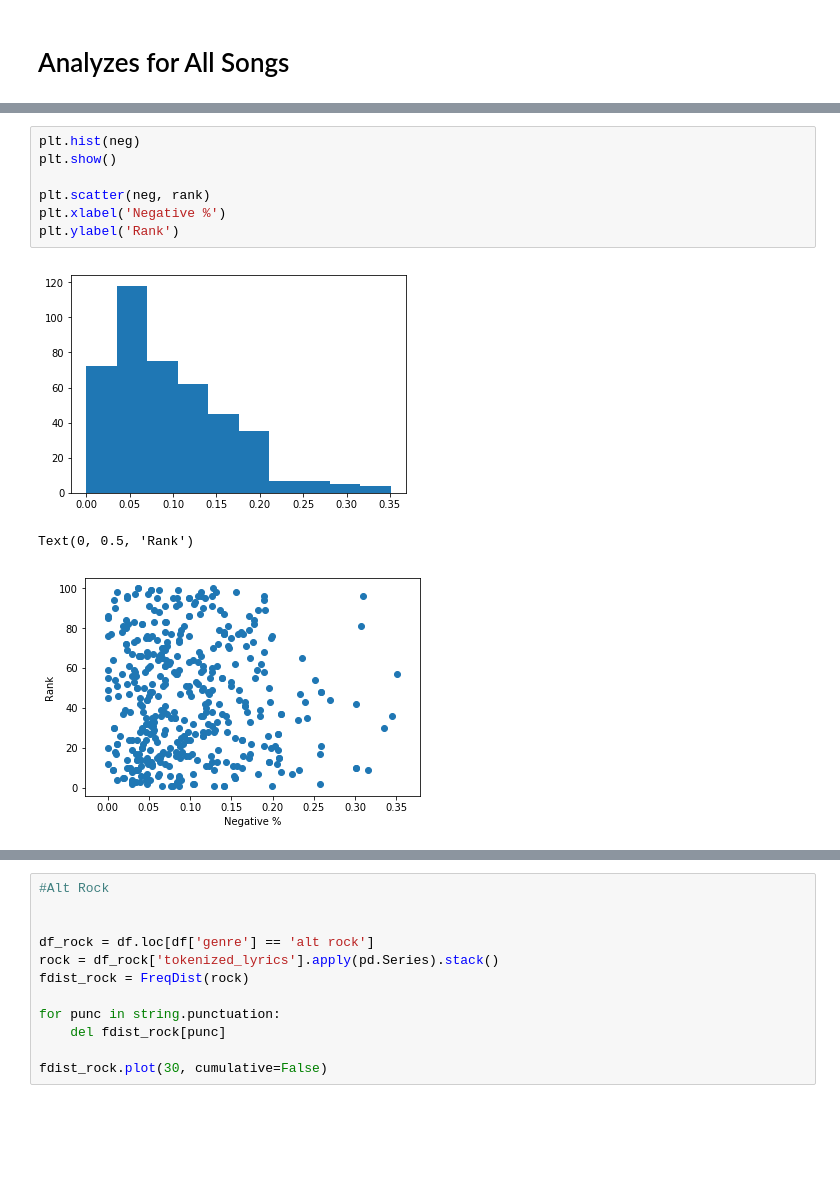
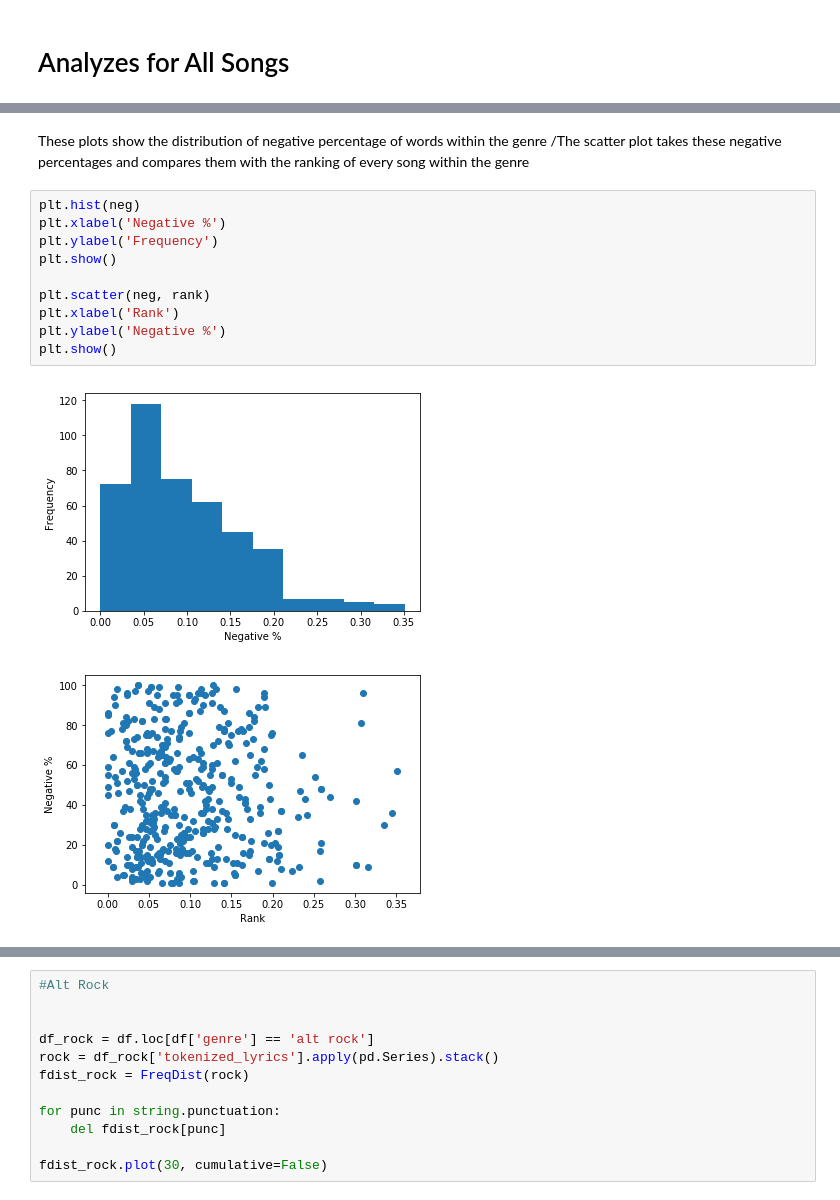
Before and after one commit to COGS108/Projects, a Jupyter notebook: FinalProject_group152.ipynb, the cells around one changed output, grey strips where cells are left out. Drawn from its saved outputs; the diff is of its cells as text; blank space fills up the shorter version.

```diff
--- a/FinalProject_group152.ipynb
+++ b/FinalProject_group152.ipynb
@@ -639,14 +639,19 @@ plt.show()
+# %% [markdown]
+These plots show the distribution of negative percentage of words within the genre
+/The scatter plot takes these negative percentages and compares them with the ranking of every song within the genre
 # %%
 plt.hist(neg)
+plt.xlabel('Negative %')
+plt.ylabel('Frequency')
 plt.show()
 
 plt.scatter(neg, rank)
-plt.xlabel('Negative %')
-plt.ylabel('Rank')
+plt.xlabel('Rank')
+plt.ylabel('Negative %')
+plt.show()
 # %% [output]
-[figure, old version]
+[figure, new version]
-Text(0, 0.5, 'Rank')
-[figure, old version]
+[figure, new version]
 # %%
 import patsy
 import statsmodels.api as sm
```
Also changed, not shown: parts of 19 cells of this notebook.
